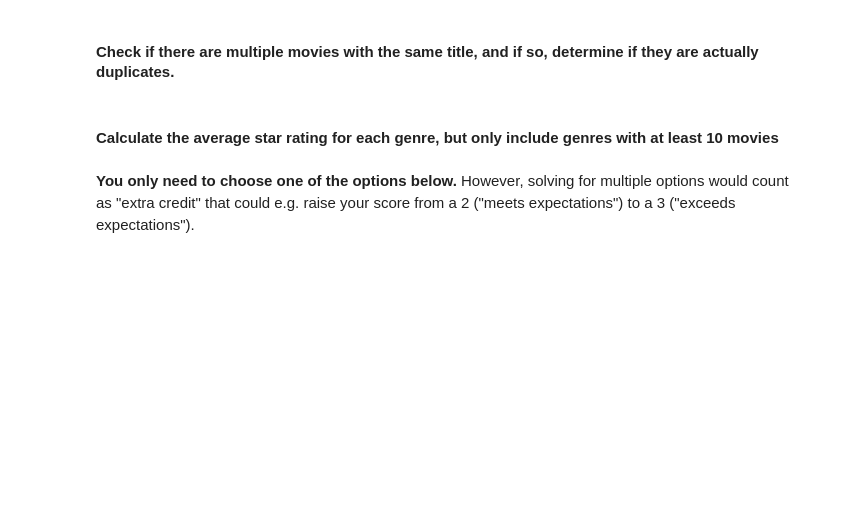
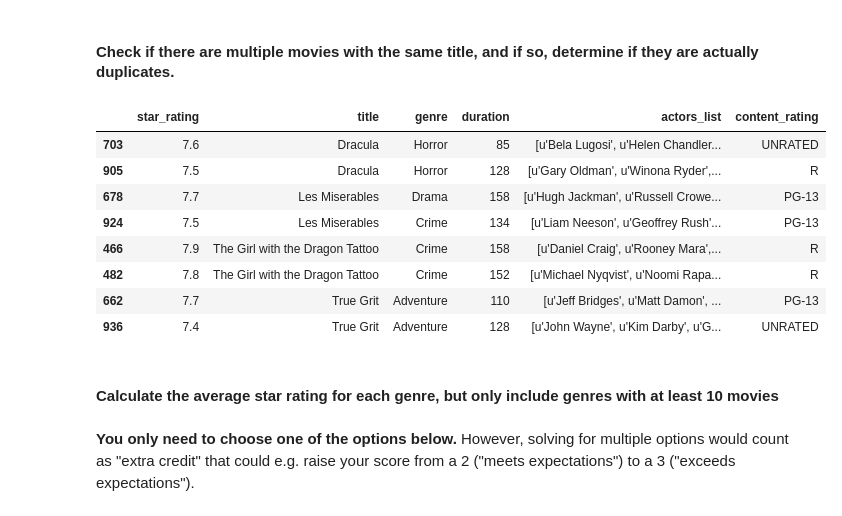
Before and after one commit to codisteinborn/codi_steinborn_unit2_project, a Jupyter notebook: unit2_project-master/imdb.ipynb, the cells around one changed output. Cells and saved outputs as stored; diff of their text form; code cells hidden in the pictures; blank space fills up the shorter version.

```diff
--- a/unit2_project-master/imdb.ipynb
+++ b/unit2_project-master/imdb.ipynb
@@ -245,3 +275,18 @@ Name: star_rating, dtype: float64
+# %%
+# Answer:
+dup = movies["title"]
+movies[dup.isin(dup[dup.duplicated()])].sort_values("title")
+#Not duplicates because they have different ratings, genres, durations, etc.
+# %% [output]
+|  | star_rating | title | genre | duration | actors_list | content_rating |
+| 703 | 7.6 | Dracula | Horror | 85 | [u'Bela Lugosi', u'Helen Chandler... | UNRATED |
+| 905 | 7.5 | Dracula | Horror | 128 | [u'Gary Oldman', u'Winona Ryder',... | R |
+| 678 | 7.7 | Les Miserables | Drama | 158 | [u'Hugh Jackman', u'Russell Crowe... | PG-13 |
+| 924 | 7.5 | Les Miserables | Crime | 134 | [u'Liam Neeson', u'Geoffrey Rush'... | PG-13 |
+| 466 | 7.9 | The Girl with the Dragon Tattoo | Crime | 158 | [u'Daniel Craig', u'Rooney Mara',... | R |
+| 482 | 7.8 | The Girl with the Dragon Tattoo | Crime | 152 | [u'Michael Nyqvist', u'Noomi Rapa... | R |
+| 662 | 7.7 | True Grit | Adventure | 110 | [u'Jeff Bridges', u'Matt Damon', ... | PG-13 |
+| 936 | 7.4 | True Grit | Adventure | 128 | [u'John Wayne', u'Kim Darby', u'G... | UNRATED |
 # %% [markdown]
 #### Calculate the average star rating for each genre, but only include genres with at least 10 movies
 # %% [markdown]
```
Also changed, not shown: parts of 21 cells of this notebook.
